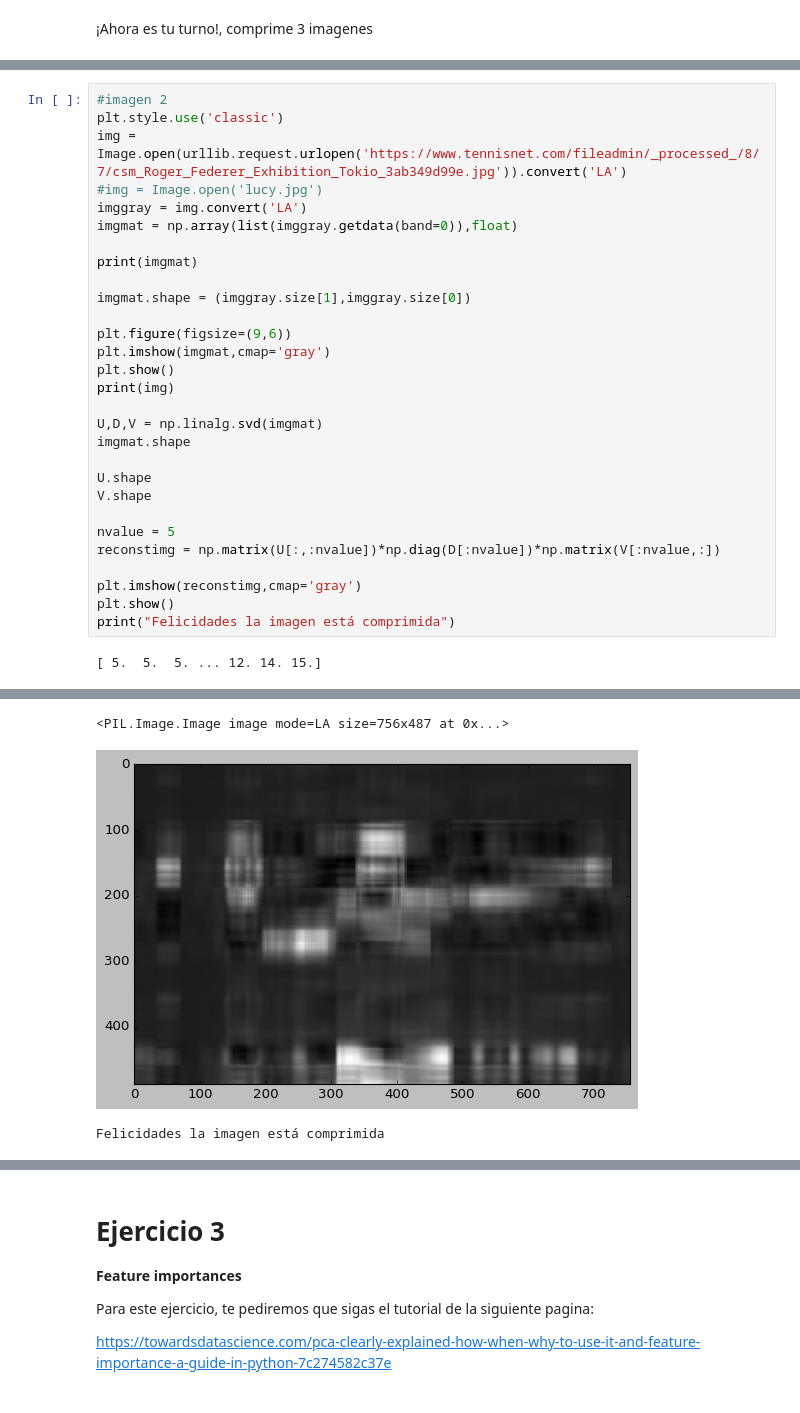
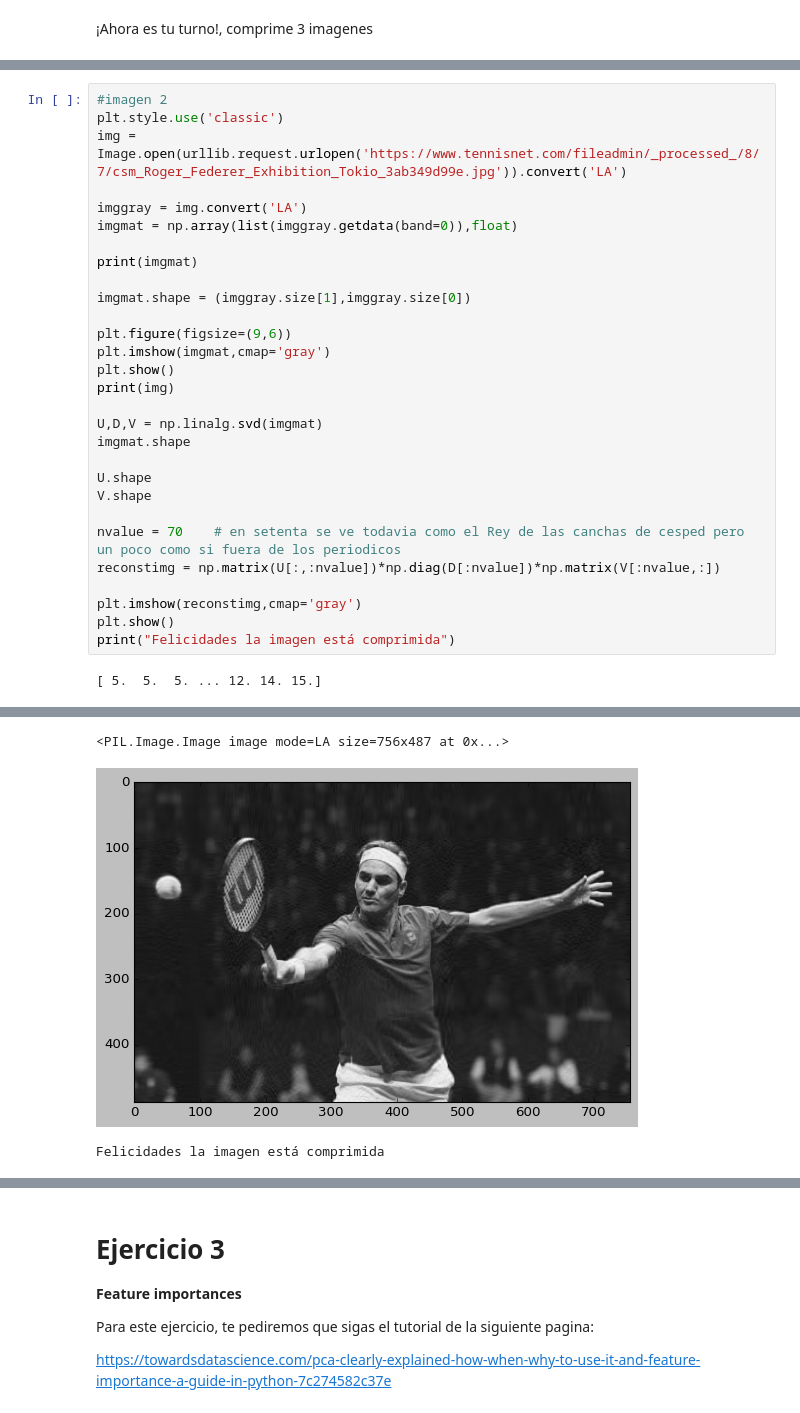
Before and after one commit to PosgradoMNA/actividades-de-aprendizaje-A01373377, a Jupyter notebook: Reduccion_dimensiones.ipynb, the cells around one changed output, grey strips where cells are left out. Saved outputs shown, nothing was run; the diff lists cells and outputs as text.

```diff
--- a/Reduccion_dimensiones.ipynb
+++ b/Reduccion_dimensiones.ipynb
@@ -352,36 +352,36 @@ Felicidades la imagen está comprimida
 #imagen 2
 plt.style.use('classic')
 img = Image.open(urllib.request.urlopen('https://www.tennisnet.com/fileadmin/_processed_/8/7/csm_Roger_Federer_Exhibition_Tokio_3ab349d99e.jpg')).convert('LA')
-#img = Image.open('lucy.jpg')
+
 imggray = img.convert('LA')
 imgmat = np.array(list(imggray.getdata(band=0)),float)
 
 print(imgmat)
 
 imgmat.shape = (imggray.size[1],imggray.size[0])
 
 plt.figure(figsize=(9,6))
 plt.imshow(imgmat,cmap='gray')
 plt.show()
 print(img)
 
 U,D,V = np.linalg.svd(imgmat)
 imgmat.shape
 
 U.shape
 V.shape
 
-nvalue = 5
+nvalue = 70    # en setenta se ve todavia como el Rey de las canchas de cesped pero un poco como si fuera de los periodicos
 reconstimg = np.matrix(U[:,:nvalue])*np.diag(D[:nvalue])*np.matrix(V[:nvalue,:])
 
 plt.imshow(reconstimg,cmap='gray')
 plt.show()
 print("Felicidades la imagen está comprimida")
 # %% [output]
 [ 5.  5.  5. ... 12. 14. 15.]
 [figure]
 <PIL.Image.Image image mode=LA size=756x487 at 0x...>
-[figure, old version]
+[figure, new version]
 Felicidades la imagen está comprimida
 # %%
 #imagen 3
```
Also changed, not shown: parts of 2 cells of this notebook.
